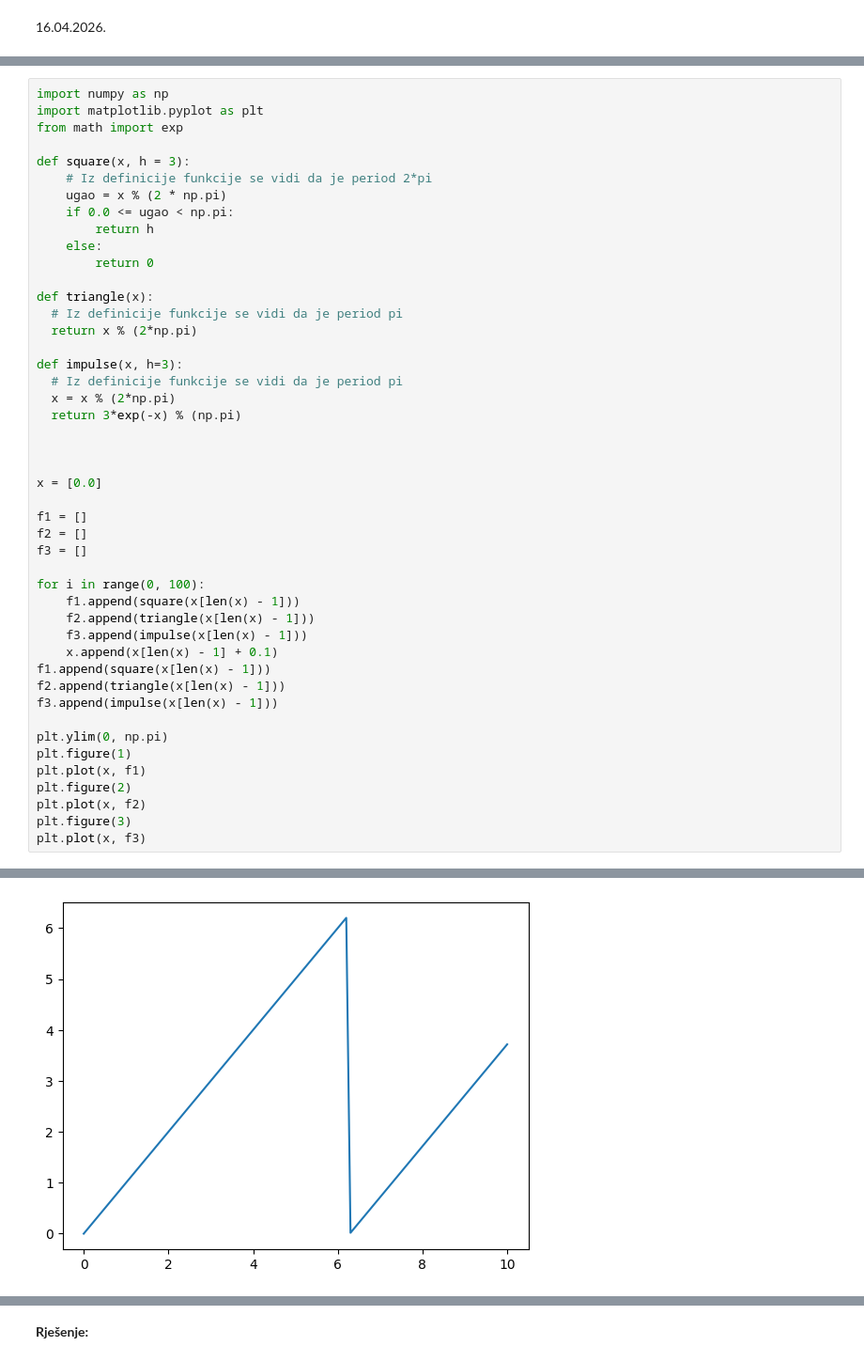
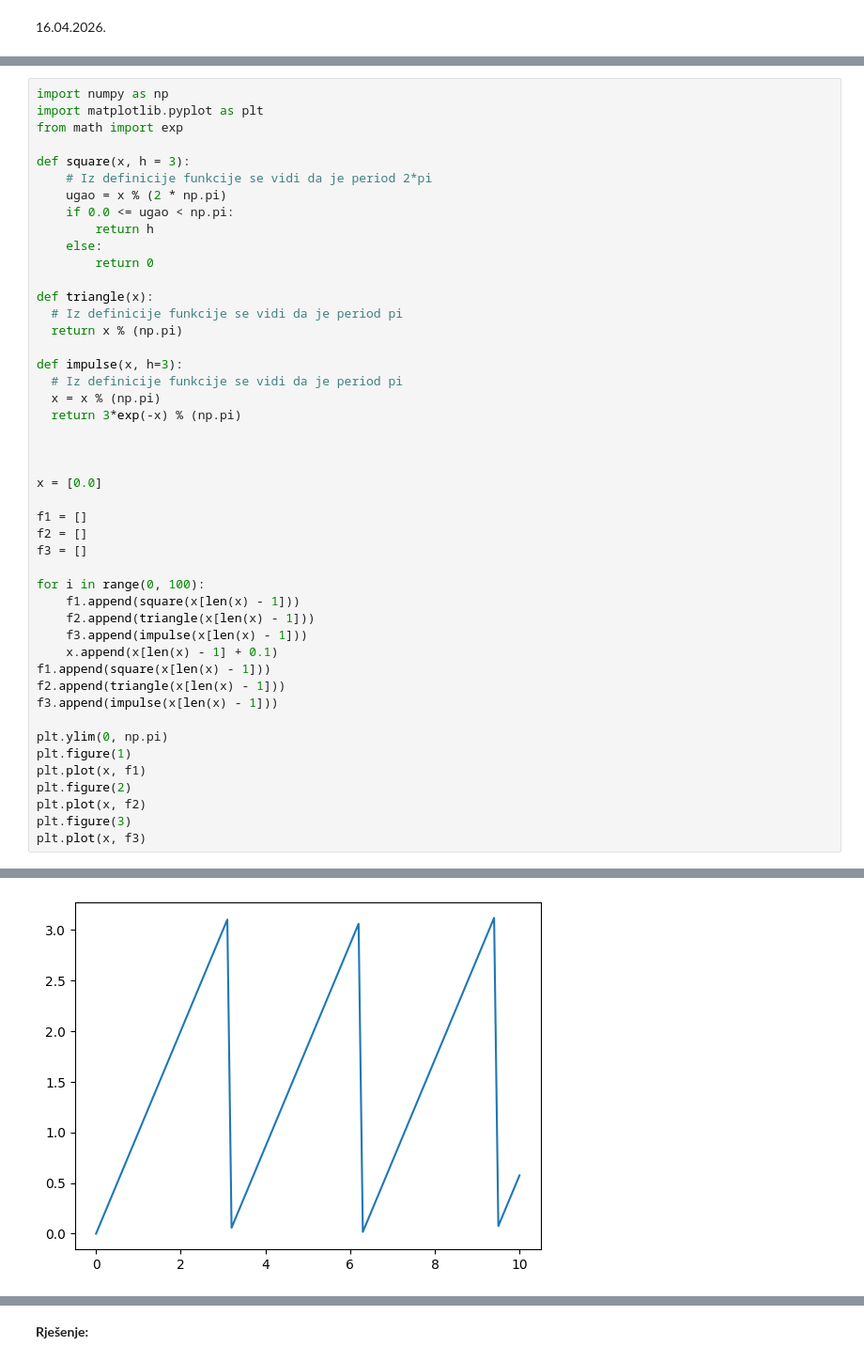
Before and after one commit to imuslic1/mms-vjezbe, a Jupyter notebook: LV5/MMS_LV05_Fourierovi_redovi.ipynb, the cells around one changed output, grey strips where cells are left out. Shown at 94% size. Drawn from its saved outputs; the diff is of its cells as text.

```diff
--- a/LV5/MMS_LV05_Fourierovi_redovi.ipynb
+++ b/LV5/MMS_LV05_Fourierovi_redovi.ipynb
@@ -45,38 +45,38 @@ def square(x, h = 3):
 
 def triangle(x):
   # Iz definicije funkcije se vidi da je period pi
-  return x % (2*np.pi)
+  return x % (np.pi)
 
 def impulse(x, h=3):
   # Iz definicije funkcije se vidi da je period pi
-  x = x % (2*np.pi)
+  x = x % (np.pi)
   return 3*exp(-x) % (np.pi)
 
 
 
 x = [0.0]
 
 f1 = []
 f2 = []
 f3 = []
 
 for i in range(0, 100):
     f1.append(square(x[len(x) - 1]))
     f2.append(triangle(x[len(x) - 1]))
     f3.append(impulse(x[len(x) - 1]))
     x.append(x[len(x) - 1] + 0.1)
 f1.append(square(x[len(x) - 1]))
 f2.append(triangle(x[len(x) - 1]))
 f3.append(impulse(x[len(x) - 1]))
 
 plt.ylim(0, np.pi)
 plt.figure(1)
 plt.plot(x, f1)
 plt.figure(2)
 plt.plot(x, f2)
 plt.figure(3)
 plt.plot(x, f3)
 # %% [output]
 [<matplotlib.lines.Line2D at 0x...>]
 [figure]
-[figure, old version]
+[figure, new version]
```
Also changed, not shown: parts of 3 cells of this notebook.
